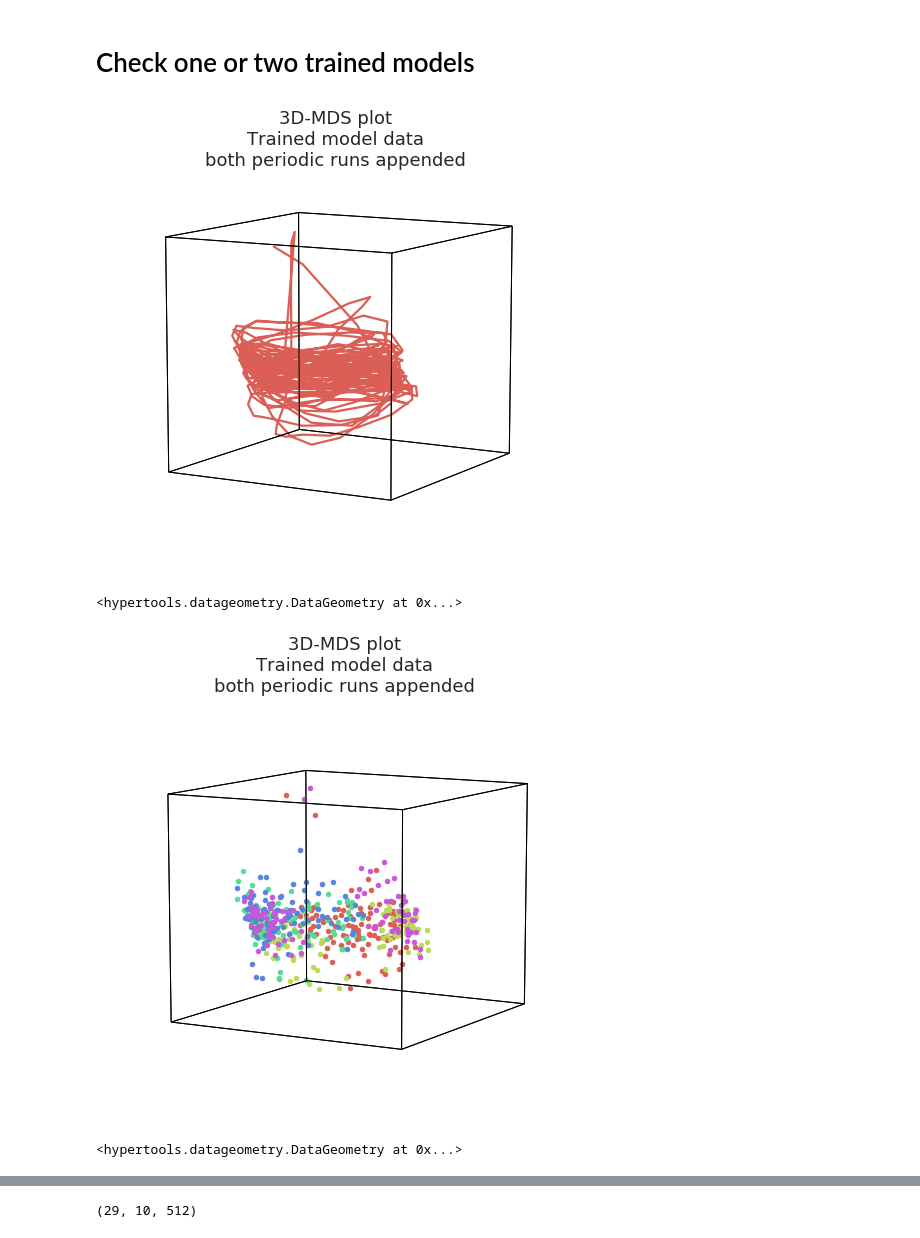
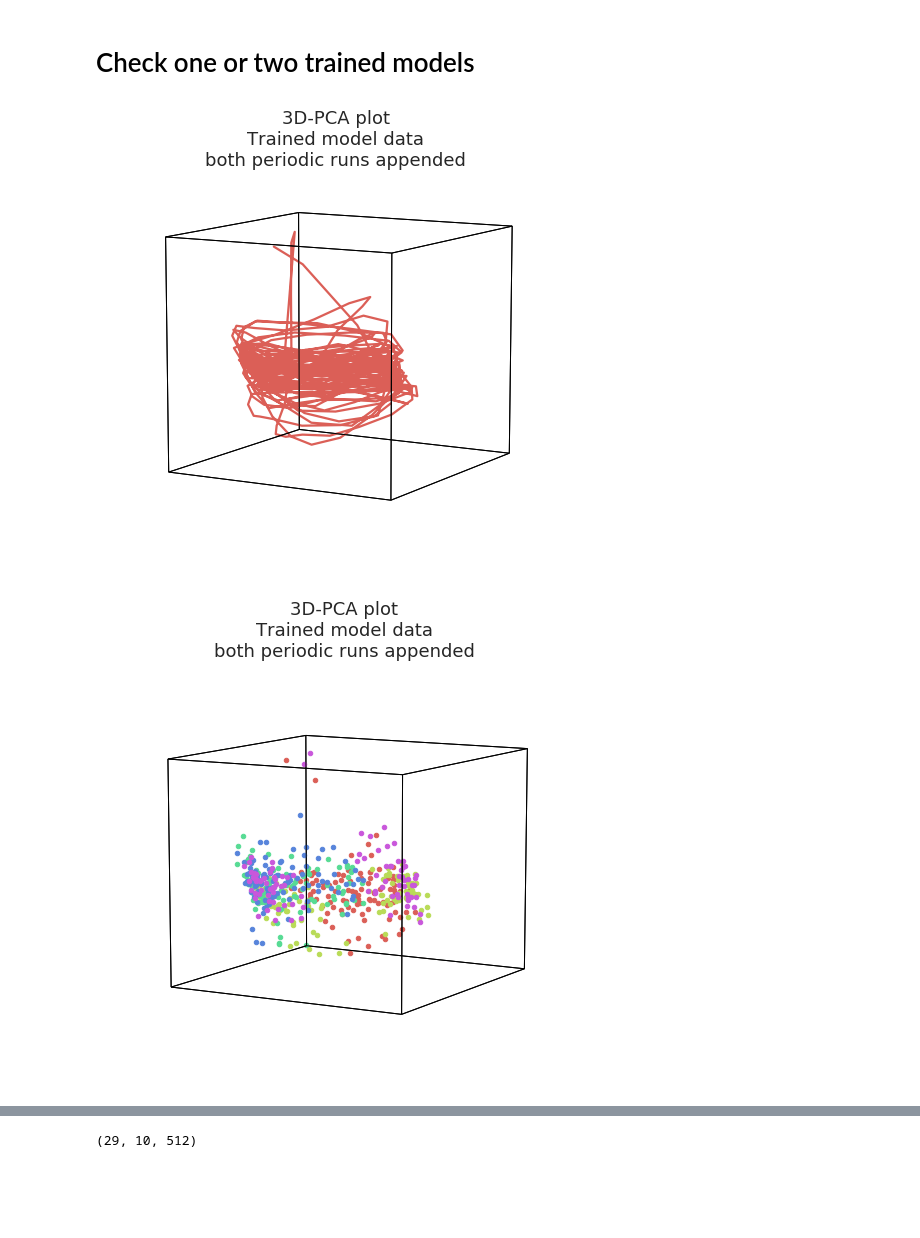
Before and after one commit to oliver-contier/somato_align, a Jupyter notebook: srm/results_proj_random.ipynb, the cells around one changed output, grey strips where cells are left out. Drawn from its saved outputs; the diff is of its cells as text; code cells hidden in the pictures; blank space fills up the shorter version.

```diff
--- a/srm/results_proj_random.ipynb
+++ b/srm/results_proj_random.ipynb
@@ -67,24 +67,22 @@ print(proj_results.shape)  # shape: nsubs, nruns, nfeatures, nvols_random
 # %%
 subidx = 2
 # %%
-hyp.plot(train_results[subidx].T,
+geom =hyp.plot(train_results[subidx].T,
          fmt='-',
          reduce='PCA',
-         title='3D-MDS plot\nTrained model data\nboth periodic runs appended',
+         title='3D-PCA plot\nTrained model data\nboth periodic runs appended',
          size=(7,7))
 # %% [output]
-[figure, old version]
+[figure, new version]
-<hypertools.datageometry.DataGeometry at 0x...>
 # %%
-hyp.plot(train_results[subidx].T,
+geom = hyp.plot(train_results[subidx].T,
          hue=periodic_labels_2d.flatten(),
          fmt='.',
          reduce='PCA',
-         title='3D-MDS plot\nTrained model data\nboth periodic runs appended',
+         title='3D-PCA plot\nTrained model data\nboth periodic runs appended',
          size=(7,7))
 # %% [output]
-[figure, old version]
+[figure, new version]
-<hypertools.datageometry.DataGeometry at 0x...>
 # %%
 geom = hyp.plot(train_results[subidx].T, hue=periodic_labels_2d.flatten(),
          fmt='.',
```
Also changed, not shown: parts of 12 cells of this notebook, 2 other files.
